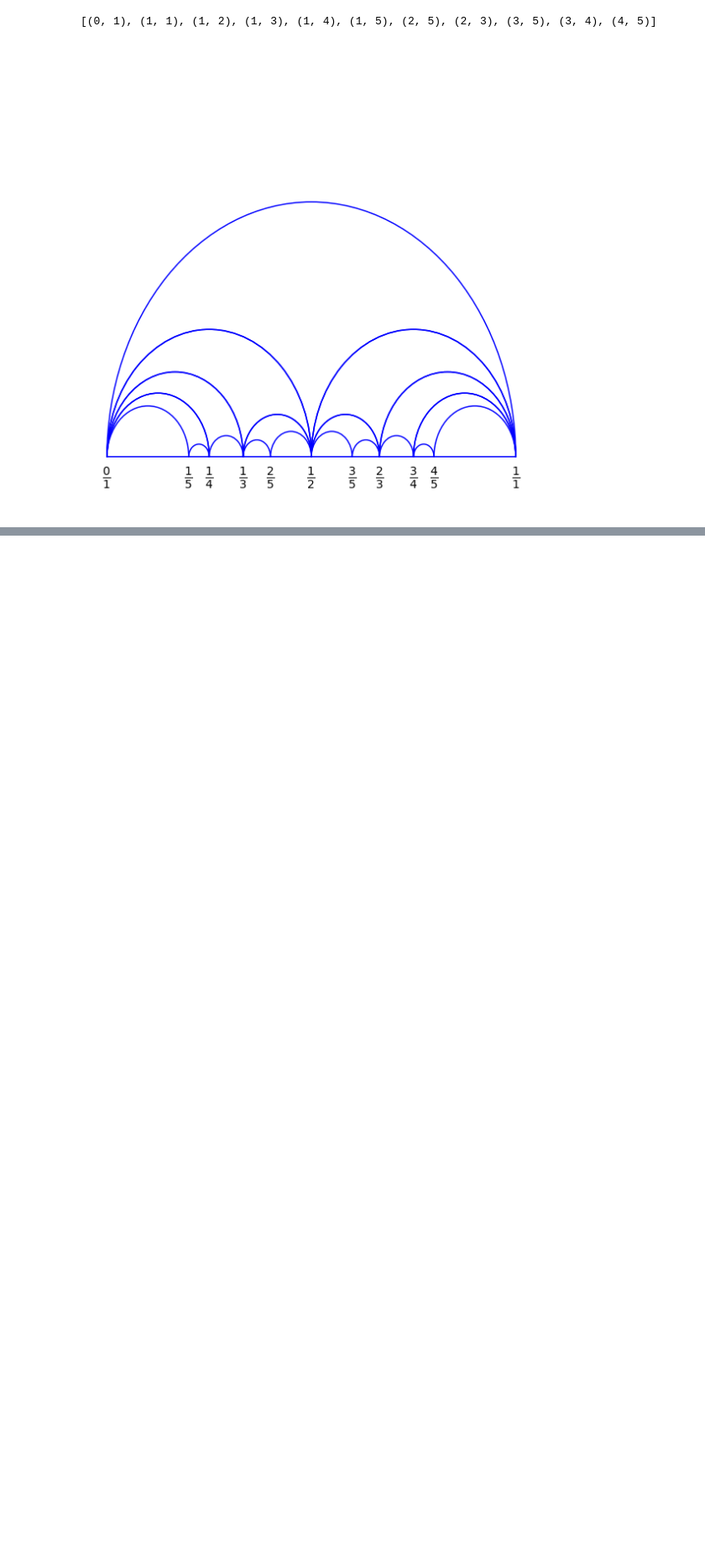
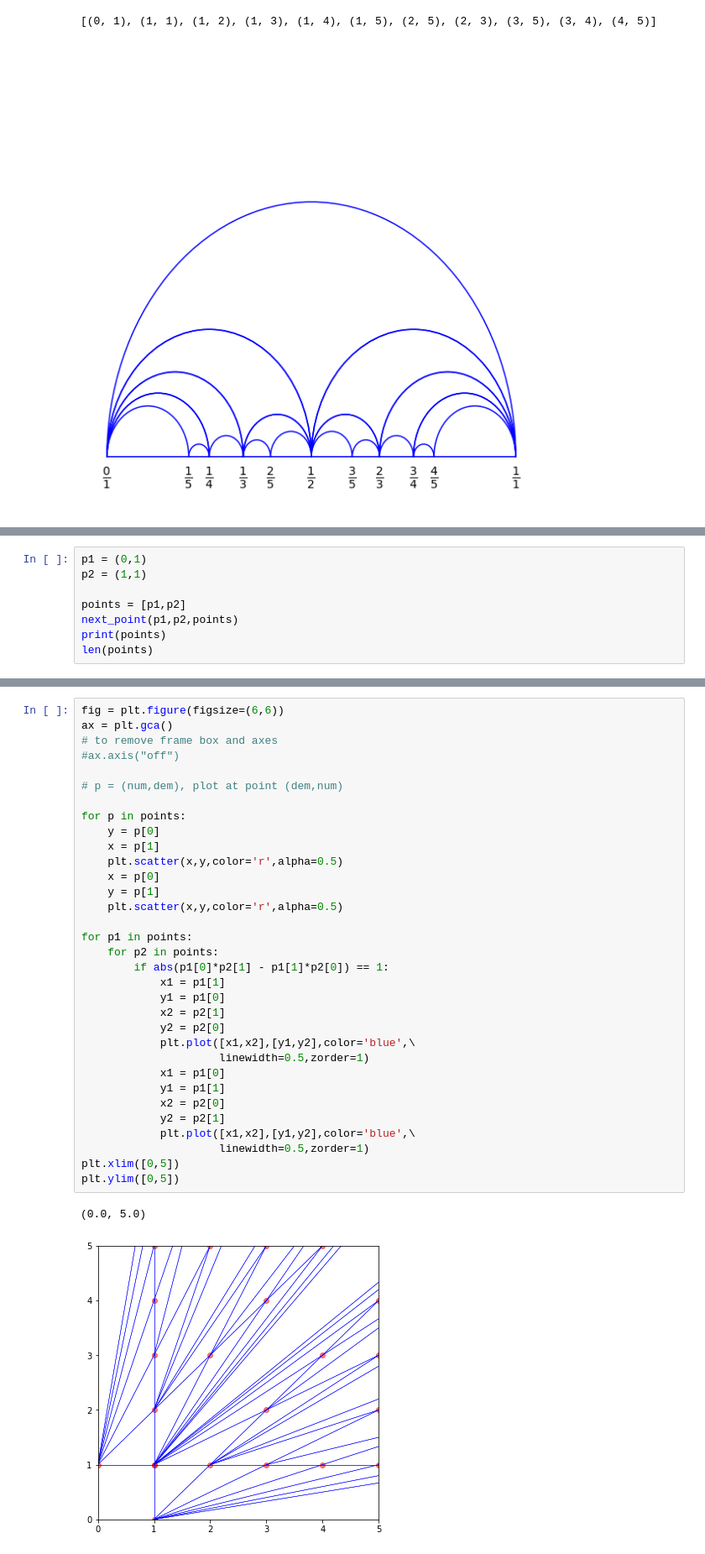
Before and after one commit to sandeshkalantre/top-num, a Jupyter notebook: Farey Diagrams.ipynb, the cells around one changed output, grey strips where cells are left out. Shown at 84% size. Cells and saved outputs as stored; diff of their text form; blank space fills up the shorter version.

```diff
--- a/Farey Diagrams.ipynb
+++ b/Farey Diagrams.ipynb
@@ -323,0 +340,8 @@ plt.savefig("./saved_figs/top-num-farey-upper-half.svg",dpi=300)
+# %%
+p1 = (0,1)
+p2 = (1,1)
+
+points = [p1,p2]
+next_point(p1,p2,points)
+print(points)
+len(points)
@@ -323,0 +351,36 @@ plt.savefig("./saved_figs/top-num-farey-upper-half.svg",dpi=300)
+# %%
+fig = plt.figure(figsize=(6,6))
+ax = plt.gca()
+# to remove frame box and axes
+#ax.axis("off")
+
+# p = (num,dem), plot at point (dem,num)
+
+for p in points:
+    y = p[0]
+    x = p[1]
+    plt.scatter(x,y,color='r',alpha=0.5)
+    x = p[0]
+    y = p[1]
+    plt.scatter(x,y,color='r',alpha=0.5)
+
+for p1 in points:
+    for p2 in points:
+        if abs(p1[0]*p2[1] - p1[1]*p2[0]) == 1:
+            x1 = p1[1]
+            y1 = p1[0]
+            x2 = p2[1]
+            y2 = p2[0]
+            plt.plot([x1,x2],[y1,y2],color='blue',\
+                     linewidth=0.5,zorder=1)
+            x1 = p1[0]
+            y1 = p1[1]
+            x2 = p2[0]
+            y2 = p2[1]
+            plt.plot([x1,x2],[y1,y2],color='blue',\
+                     linewidth=0.5,zorder=1)
+plt.xlim([0,5])
+plt.ylim([0,5])
+# %% [output]
+(0.0, 5.0)
+[figure, added]
```
Also changed, not shown: parts of 5 cells of this notebook, 1 other file.
